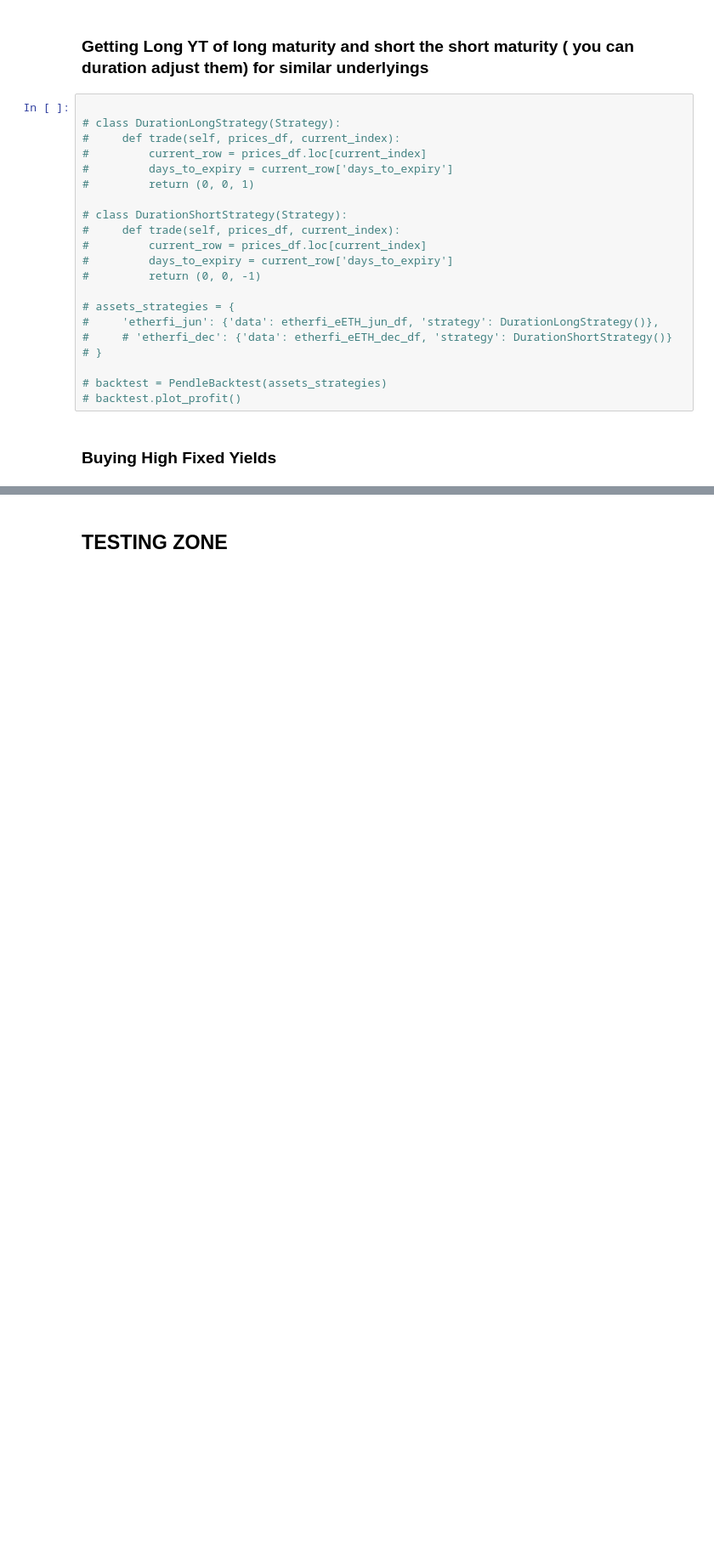
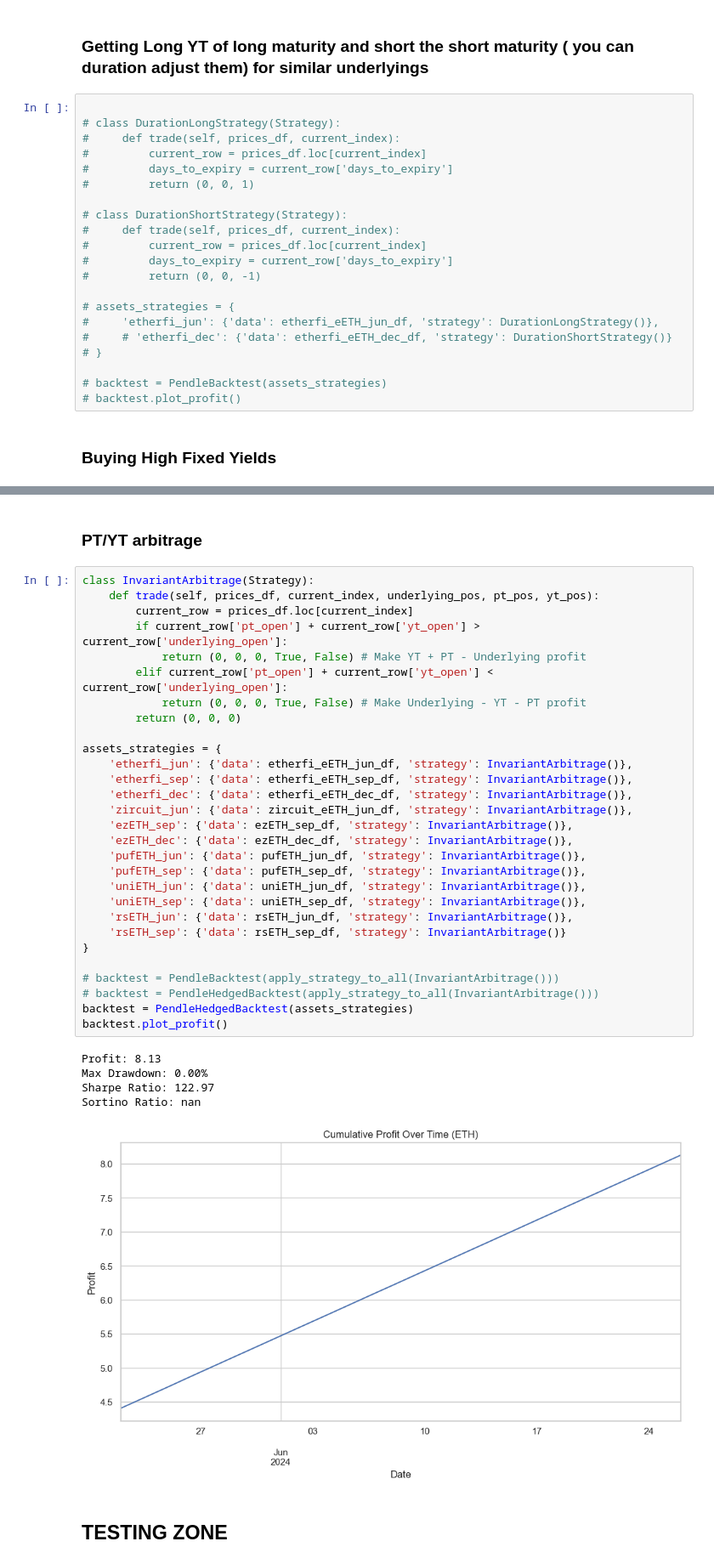
Before and after one commit to farischaudhry/pendle-analysis, a Jupyter notebook: backtest.ipynb, the cells around one changed output, grey strips where cells are left out. Shown: that part at 85% size. Cells and saved outputs as stored; diff of their text form; blank space fills up the shorter version.

```diff
--- a/backtest.ipynb
+++ b/backtest.ipynb
@@ -372,3 +406,40 @@ Sharpe Ratio: nan
+# %% [markdown]
+### PT/YT arbitrage
+# %%
+class InvariantArbitrage(Strategy):
+    def trade(self, prices_df, current_index, underlying_pos, pt_pos, yt_pos):
+        current_row = prices_df.loc[current_index]
+        if current_row['pt_open'] + current_row['yt_open'] > current_row['underlying_open']:
+            return (0, 0, 0, True, False) # Make YT + PT - Underlying profit
+        elif current_row['pt_open'] + current_row['yt_open'] < current_row['underlying_open']:
+            return (0, 0, 0, True, False) # Make Underlying - YT - PT profit
+        return (0, 0, 0)
+
+assets_strategies = {
+    'etherfi_jun': {'data': etherfi_eETH_jun_df, 'strategy': InvariantArbitrage()},
+    'etherfi_sep': {'data': etherfi_eETH_sep_df, 'strategy': InvariantArbitrage()},
+    'etherfi_dec': {'data': etherfi_eETH_dec_df, 'strategy': InvariantArbitrage()},
+    'zircuit_jun': {'data': zircuit_eETH_jun_df, 'strategy': InvariantArbitrage()},
+    'ezETH_sep': {'data': ezETH_sep_df, 'strategy': InvariantArbitrage()},
+    'ezETH_dec': {'data': ezETH_dec_df, 'strategy': InvariantArbitrage()},
+    'pufETH_jun': {'data': pufETH_jun_df, 'strategy': InvariantArbitrage()},
+    'pufETH_sep': {'data': pufETH_sep_df, 'strategy': InvariantArbitrage()},
+    'uniETH_jun': {'data': uniETH_jun_df, 'strategy': InvariantArbitrage()},
+    'uniETH_sep': {'data': uniETH_sep_df, 'strategy': InvariantArbitrage()},
+    'rsETH_jun': {'data': rsETH_jun_df, 'strategy': InvariantArbitrage()},
+    'rsETH_sep': {'data': rsETH_sep_df, 'strategy': InvariantArbitrage()}
+}
+
+# backtest = PendleBacktest(apply_strategy_to_all(InvariantArbitrage()))
+# backtest = PendleHedgedBacktest(apply_strategy_to_all(InvariantArbitrage()))
+backtest = PendleHedgedBacktest(assets_strategies)
+backtest.plot_profit()
+# %% [output]
+Profit: 8.13
+Max Drawdown: 0.00%
+Sharpe Ratio: 122.97
+Sortino Ratio: nan
+[figure, added]
 # %% [markdown]
 ## TESTING ZONE
 # %%
```
Also changed, not shown: parts of 5 cells of this notebook.
